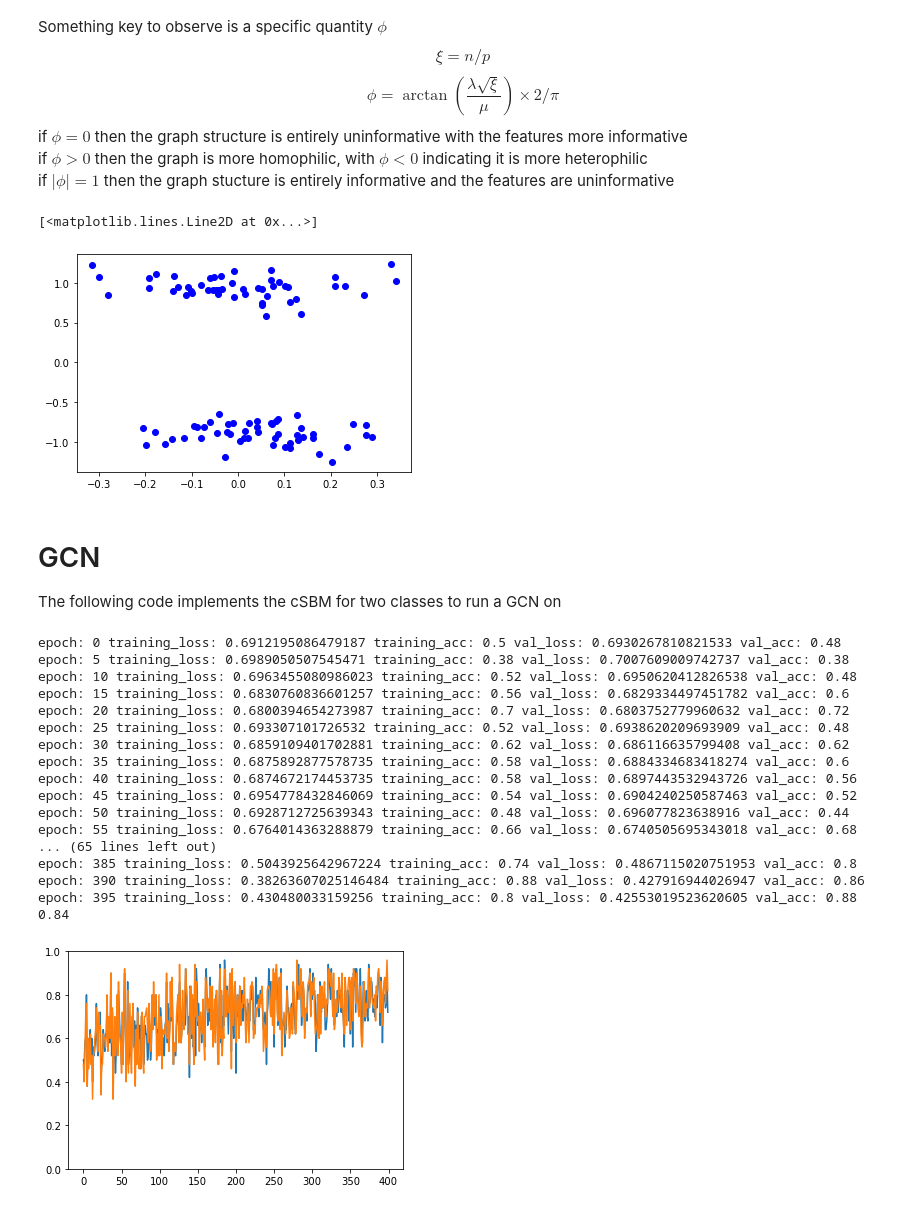
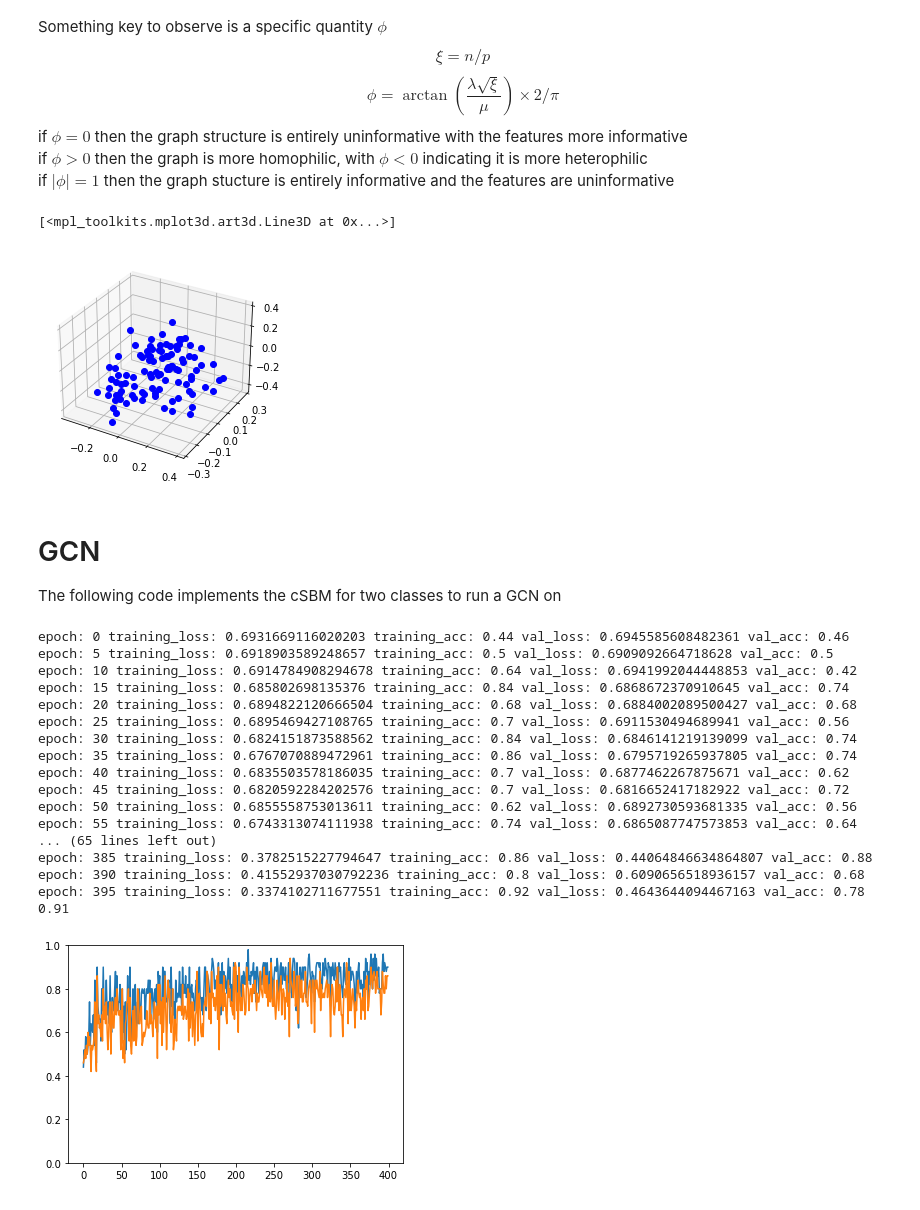
Before and after one commit to brownthesr/Synthetic-Graphs, a Jupyter notebook: SBM.ipynb, the cells around one changed output. Cells and saved outputs as stored; diff of their text form; code cells hidden in the pictures.

Commit message:
Made the cSBM be able to generate for several classes

```diff
--- a/SBM.ipynb
+++ b/SBM.ipynb
@@ -135,30 +136,51 @@ Something key to observe is a specific quantity $\phi$
 if $\phi = 0$ then the graph structure is entirely uninformative with the features more informative<br>
 if $\phi > 0$ then the graph is more homophilic, with $\phi < 0$ indicating it is more heterophilic<br>
 if $|\phi| = 1$ then the graph stucture is entirely informative and the features are uninformative
+# %%
+def generate_perms(num_classes,num_feat):
+    assert num_classes <= num_feat
+    dims = np.ceil(np.log2(num_classes))+1
+    vecs = []
+    vec1 = np.ones(num_feat)
+    vecs.append(vec1.copy())
+    vec1[-1] = -1
+    vec1[-2] = -1
+    perms = list(set(permutations(vec1)))
+    #print(perms)
+    for i in perms:
+        vecs.append(i)
+    #print(vecs)
+    return np.array(vecs[:num_classes])
 # %%
-def generate_cSBM(d,lamb,mu,num_features,num_nodes):
+def generate_cSBM(d,lamb,mu,num_features,num_nodes,num_classes):
     c_in = d+lamb*np.sqrt(d) # c_in/c_out as described in the equations
     c_out = d-lamb*np.sqrt(d)
     p_in = c_in/num_nodes # compiles these to pass into the SSBM
     p_out = c_out/num_nodes
 
-    adj, communities = generate_SSBM(num_nodes,2,p_in,p_out) # obtains the graph structure
+    adj, communities = generate_SSBM(num_nodes,num_classes,p_in,p_out) # obtains the graph structure
     u = np.random.normal(0,1/num_features,(num_features)) # obtains the random normal vector u
     Z = np.random.normal(0,.2,(num_nodes,num_features)) # obtains the random noise vector i presume
-    v = (communities-.5)*2 # puts the groups into a format for the equations
+    v = communities # puts the groups into a format for the equations
 
+    perms = generate_perms(num_classes,num_features)
+    #print(communities)
+    #print(perms)
     b = np.zeros((num_nodes,num_features))
     for i in range(num_nodes):
-        b[i] = np.sqrt(mu/num_nodes)*v[i]*u + Z[i]/np.sqrt(num_features)
+        b[i] = np.sqrt(mu/num_nodes)*(np.diag(perms[v[i]])@u) + Z[i]/np.sqrt(num_features)
     return adj,b,communities
 
 
 
-adj,b,labels = generate_cSBM(1,.5,250,2,100)
-plt.plot(b[:,0],b[:,1],"bo")
+adj,b,labels = generate_cSBM(1,.5,250,3,100,3)
+fig = plt.figure()
+ax = plt.axes(projection = "3d")
+ax.plot3D(b[:,0],b[:,1],b[:,2],"bo")
+#plt.plot(b[:,0],b[:,1],"bo")
 # %% [output]
-[<matplotlib.lines.Line2D at 0x...>]
+[<mpl_toolkits.mplot3d.art3d.Line3D at 0x...>]
-[figure, old version]
+[figure, new version]
 # %% [markdown]
 # GCN
 The following code implements the cSBM for two classes to run a GCN on
@@ -197,12 +219,12 @@ def accuracy(preds,mask):# obtains the accuracy of the model
 
 # these are the hyperparameters to generate the graph/features, still unsure how tweaking them would change the graph
 d=10 # this is the average degree
-lamb = 4 # difference in edge_densities, 0 indicates only node features are informative lamb>0 means more intra edges vs inter edges(homophily)
+lamb = -4 # difference in edge_densities, 0 indicates only node features are informative lamb>0 means more intra edges vs inter edges(homophily)
 # lamb < 0 means less intra edges vs inter edges(heterophily)
 mu = 0# difference between the means of the two classes, increasing this means increasing difference between class features
 num_nodes = 100
-num_features = 5
-num_classes=2
+num_features = 3
+num_classes=3
 
 adj, b, labels = generate_cSBM(d,lamb,mu,num_features,num_nodes)
 edge_list = adj_to_list(adj)
@@ -256,21 +278,21 @@ out = model(b,edge_list)
 test_acc = accuracy(out.max(1)[1],torch.ones(num_nodes).to(torch.bool))
 print(test_acc)
 # %% [output]
-epoch: 0 training_loss: 0.6912195086479187 training_acc: 0.5 val_loss: 0.6930267810821533 val_acc: 0.48
-epoch: 5 training_loss: 0.6989050507545471 training_acc: 0.38 val_loss: 0.7007609009742737 val_acc: 0.38
-epoch: 10 training_loss: 0.6963455080986023 training_acc: 0.52 val_loss: 0.6950620412826538 val_acc: 0.48
-epoch: 15 training_loss: 0.6830760836601257 training_acc: 0.56 val_loss: 0.6829334497451782 val_acc: 0.6
-epoch: 20 training_loss: 0.6800394654273987 training_acc: 0.7 val_loss: 0.6803752779960632 val_acc: 0.72
-epoch: 25 training_loss: 0.693307101726532 training_acc: 0.52 val_loss: 0.6938620209693909 val_acc: 0.48
-epoch: 30 training_loss: 0.6859109401702881 training_acc: 0.62 val_loss: 0.686116635799408 val_acc: 0.62
-epoch: 35 training_loss: 0.6875892877578735 training_acc: 0.58 val_loss: 0.6884334683418274 val_acc: 0.6
-epoch: 40 training_loss: 0.6874672174453735 training_acc: 0.58 val_loss: 0.6897443532943726 val_acc: 0.56
-epoch: 45 training_loss: 0.6954778432846069 training_acc: 0.54 val_loss: 0.6904240250587463 val_acc: 0.52
-epoch: 50 training_loss: 0.6928712725639343 training_acc: 0.48 val_loss: 0.696077823638916 val_acc: 0.44
-epoch: 55 training_loss: 0.6764014363288879 training_acc: 0.66 val_loss: 0.6740505695343018 val_acc: 0.68
+epoch: 0 training_loss: 0.6931669116020203 training_acc: 0.44 val_loss: 0.6945585608482361 val_acc: 0.46
+epoch: 5 training_loss: 0.6918903589248657 training_acc: 0.5 val_loss: 0.6909092664718628 val_acc: 0.5
+epoch: 10 training_loss: 0.6914784908294678 training_acc: 0.64 val_loss: 0.6941992044448853 val_acc: 0.42
+epoch: 15 training_loss: 0.685802698135376 training_acc: 0.84 val_loss: 0.6868672370910645 val_acc: 0.74
+epoch: 20 training_loss: 0.6894822120666504 training_acc: 0.68 val_loss: 0.6884002089500427 val_acc: 0.68
+epoch: 25 training_loss: 0.6895469427108765 training_acc: 0.7 val_loss: 0.6911530494689941 val_acc: 0.56
+epoch: 30 training_loss: 0.6824151873588562 training_acc: 0.84 val_loss: 0.6846141219139099 val_acc: 0.74
+epoch: 35 training_loss: 0.6767070889472961 training_acc: 0.86 val_loss: 0.6795719265937805 val_acc: 0.74
+epoch: 40 training_loss: 0.6835503578186035 training_acc: 0.7 val_loss: 0.6877462267875671 val_acc: 0.62
+epoch: 45 training_loss: 0.6820592284202576 training_acc: 0.7 val_loss: 0.6816652417182922 val_acc: 0.72
+epoch: 50 training_loss: 0.6855558753013611 training_acc: 0.62 val_loss: 0.6892730593681335 val_acc: 0.56
+epoch: 55 training_loss: 0.6743313074111938 training_acc: 0.74 val_loss: 0.6865087747573853 val_acc: 0.64
 ... (65 lines left out)
-epoch: 385 training_loss: 0.5043925642967224 training_acc: 0.74 val_loss: 0.4867115020751953 val_acc: 0.8
-epoch: 390 training_loss: 0.38263607025146484 training_acc: 0.88 val_loss: 0.427916944026947 val_acc: 0.86
-epoch: 395 training_loss: 0.430480033159256 training_acc: 0.8 val_loss: 0.42553019523620605 val_acc: 0.88
-0.84
+epoch: 385 training_loss: 0.3782515227794647 training_acc: 0.86 val_loss: 0.44064846634864807 val_acc: 0.88
+epoch: 390 training_loss: 0.41552937030792236 training_acc: 0.8 val_loss: 0.6090656518936157 val_acc: 0.68
+epoch: 395 training_loss: 0.3374102711677551 training_acc: 0.92 val_loss: 0.4643644094467163 val_acc: 0.78
+0.91
-[figure, old version]
+[figure, new version]
```
Also changed, not shown: parts of 3 cells of this notebook.
